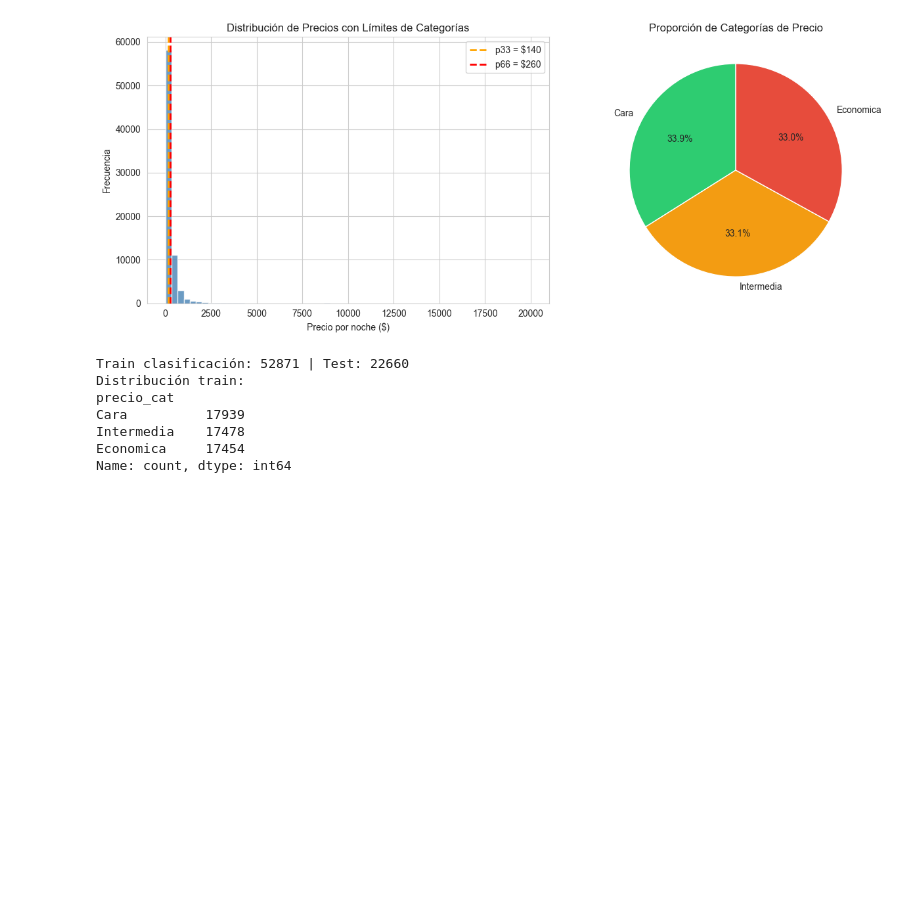
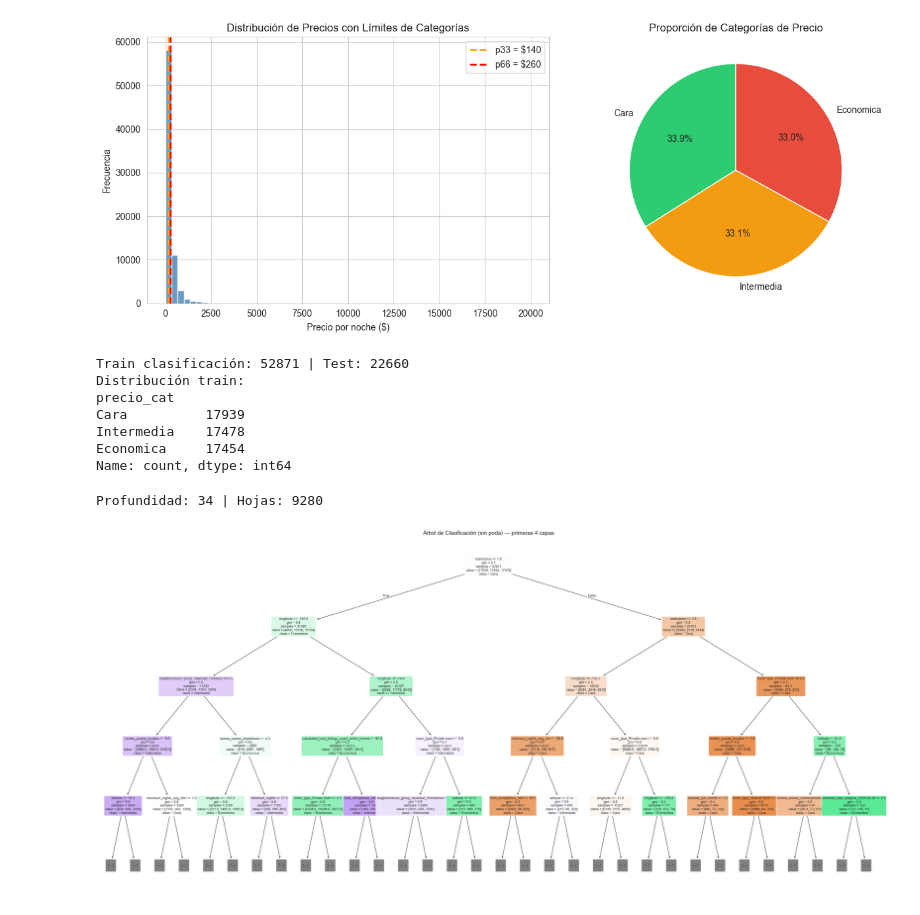
Before and after one commit to Cain7564/avance, a Jupyter notebook: Avance.ipynb, the cells around one changed output. Saved outputs shown, nothing was run; the diff lists cells and outputs as text; code cells hidden in the pictures; blank space fills up the shorter version.

```diff
--- a/Avance.ipynb
+++ b/Avance.ipynb
@@ -387,3 +387,31 @@ Cara          17939
 Intermedia    17478
 Economica     17454
 Name: count, dtype: int64
+# %%
+# Árbol de clasificación base
+clf_base = DecisionTreeClassifier(random_state=123)
+clf_base.fit(X_train_c, y_train_c)
+
+print(f'Profundidad: {clf_base.get_depth()} | Hojas: {clf_base.get_n_leaves()}')
+# %% [output]
+Profundidad: 34 | Hojas: 9280
+# %%
+# Visualización gráfica del árbol (primeras 4 capas)
+clases = ['Cara', 'Economica', 'Intermedia']
+
+plt.figure(figsize=(30, 14))
+plot_tree(
+    clf_base,
+    filled=True,
+    feature_names=list(X_clas.columns),
+    class_names=clases,
+    max_depth=4,
+    fontsize=9,
+    rounded=True,
+    precision=1
+)
+plt.title('Árbol de Clasificación (sin poda) — primeras 4 capas', fontsize=15)
+plt.tight_layout()
+plt.show()
+# %% [output]
+[figure, added]
```
Also changed, not shown: parts of 2 cells of this notebook.
